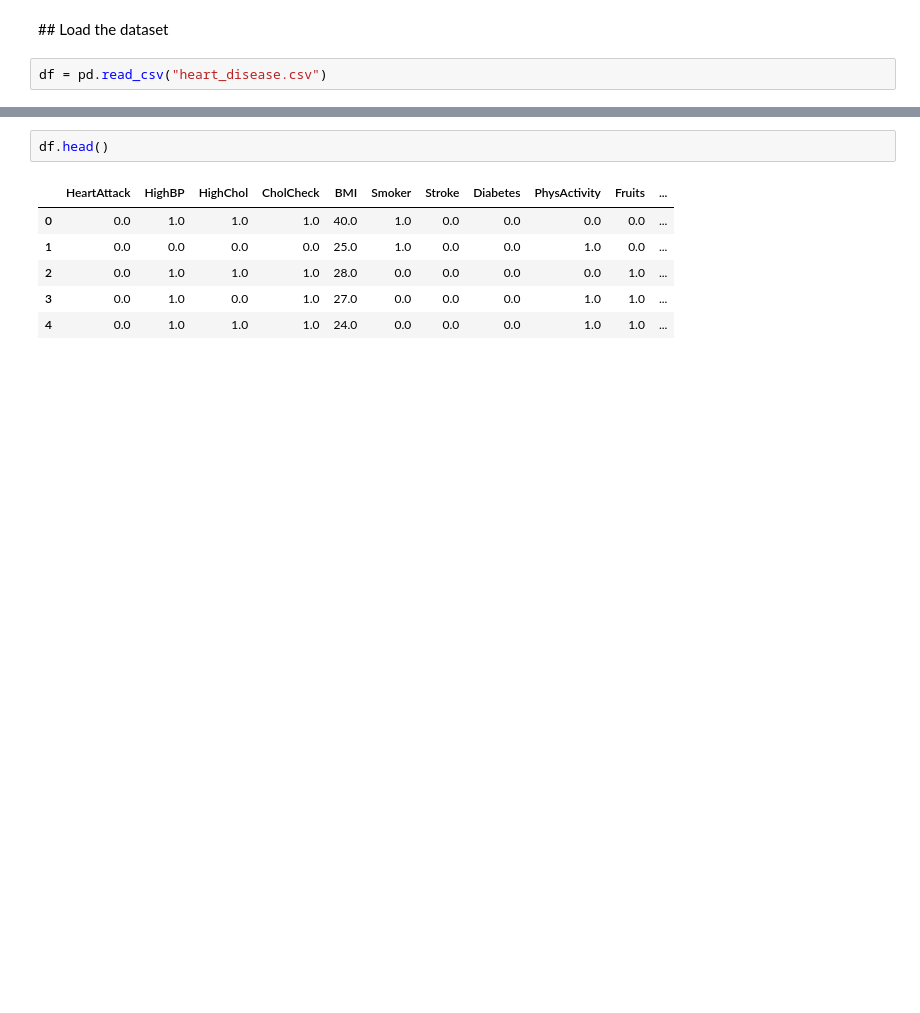
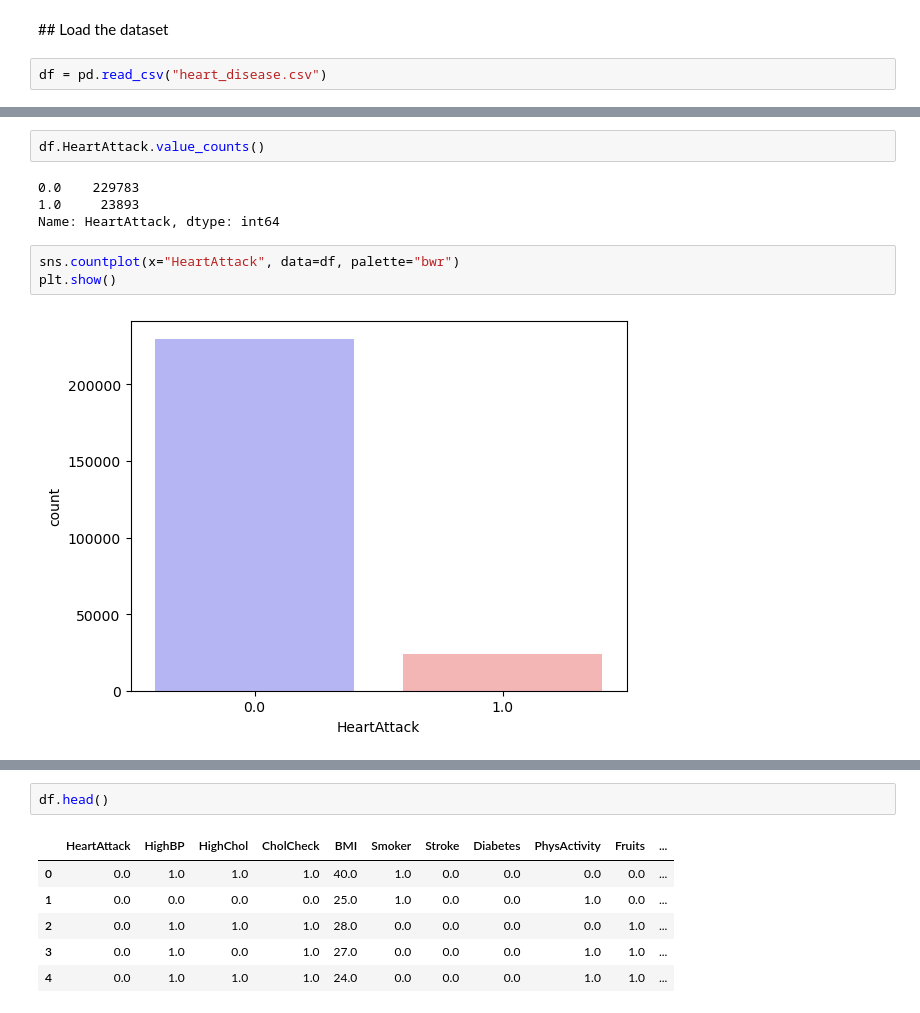
Before and after one commit to acrulopez/heart-attack-prediction, a Jupyter notebook: Project.ipynb, the cells around one changed output, grey strips where cells are left out. Saved outputs shown, nothing was run; the diff lists cells and outputs as text; blank space fills up the shorter version.

```diff
--- a/Project.ipynb
+++ b/Project.ipynb
@@ -102,0 +129,11 @@ df = pd.read_csv("heart_disease.csv")
+# %%
+df.HeartAttack.value_counts()
+# %% [output]
+0.0    229783
+1.0     23893
+Name: HeartAttack, dtype: int64
+# %%
+sns.countplot(x="HeartAttack", data=df, palette="bwr")
+plt.show()
+# %% [output]
+[figure, added]
```
Also changed, not shown: parts of 32 cells of this notebook.
